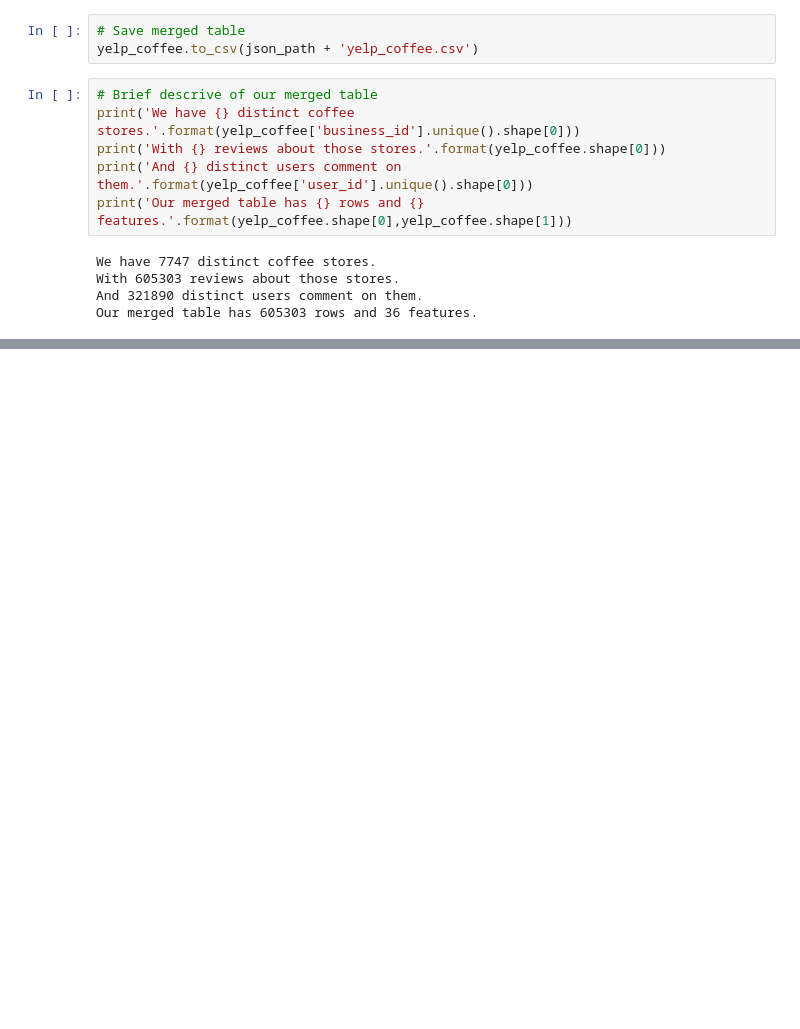
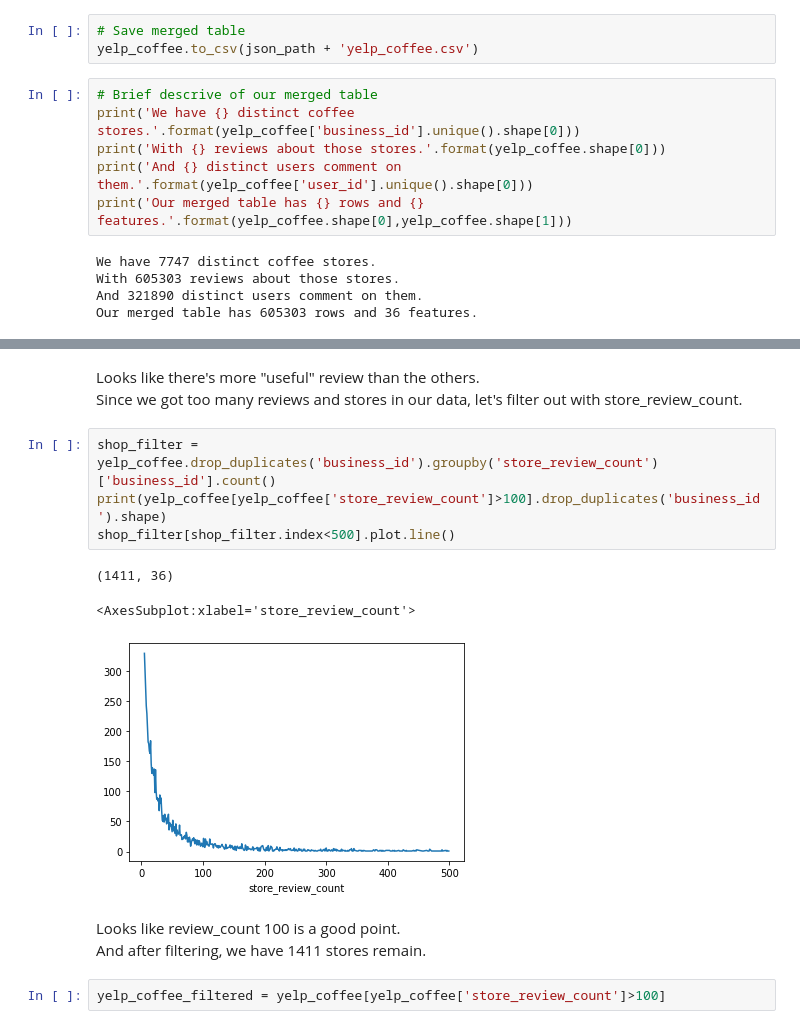
Before and after one commit to erojing/Analyzing_Yelp_Dataset, a Jupyter notebook: Final project.ipynb, the cells around one changed output, grey strips where cells are left out. Saved outputs shown, nothing was run; the diff lists cells and outputs as text; blank space fills up the shorter version.

```diff
--- a/Final project.ipynb
+++ b/Final project.ipynb
@@ -104,0 +130,16 @@ yelp_coffee
+# %% [markdown]
+Looks like there's more "useful" review than the others.
+Since we got too many reviews and stores in our data, let's filter out with store_review_count.
+# %%
+shop_filter = yelp_coffee.drop_duplicates('business_id').groupby('store_review_count')['business_id'].count()
+print(yelp_coffee[yelp_coffee['store_review_count']>100].drop_duplicates('business_id').shape)
+shop_filter[shop_filter.index<500].plot.line()
+# %% [output]
+(1411, 36)
+<AxesSubplot:xlabel='store_review_count'>
+[figure, added]
+# %% [markdown]
+Looks like review_count 100 is a good point.
+And after filtering, we have 1411 stores remain.
+# %%
+yelp_coffee_filtered = yelp_coffee[yelp_coffee['store_review_count']>100]
```
Also changed, not shown: parts of 12 cells of this notebook.
